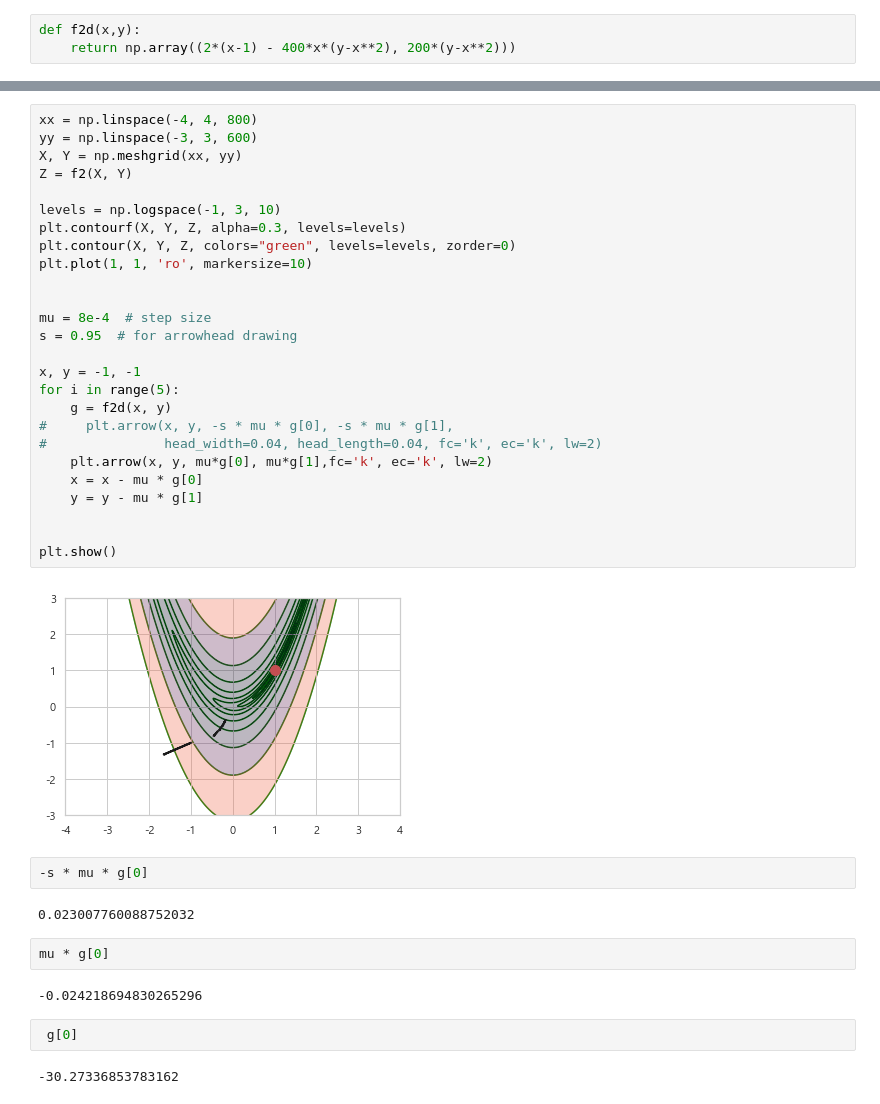
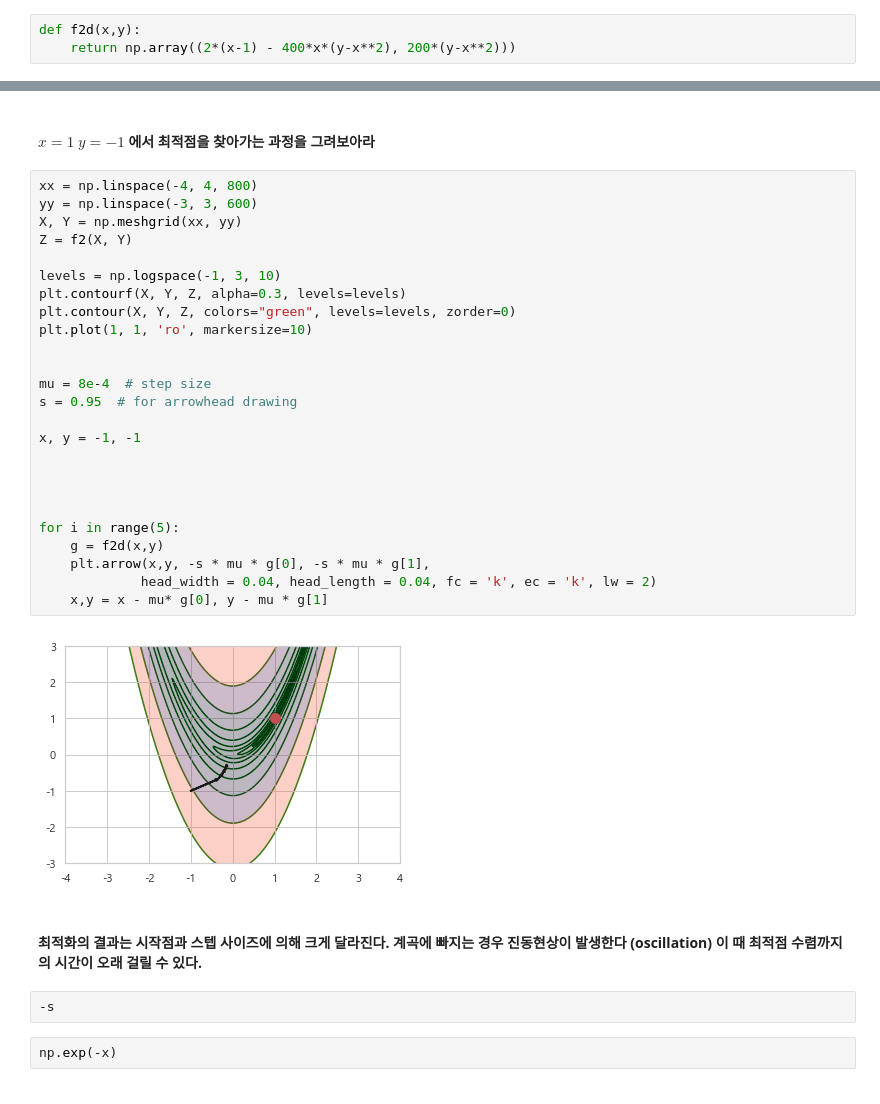
Before and after one commit to h33sun/TIL, a Jupyter notebook: math/20200201 최적화.ipynb, the cells around one changed output, grey strips where cells are left out. Saved outputs shown, nothing was run; the diff lists cells and outputs as text.

```diff
--- a/math/20200201 최적화.ipynb
+++ b/math/20200201 최적화.ipynb
@@ -221,40 +239,35 @@ def f2d(x,y):
+# %% [markdown]
+#### $x = 1$  $y=-1$ 에서 최적점을 찾아가는 과정을 그려보아라
 # %%
 xx = np.linspace(-4, 4, 800)
 yy = np.linspace(-3, 3, 600)
 X, Y = np.meshgrid(xx, yy)
 Z = f2(X, Y)
 
 levels = np.logspace(-1, 3, 10)
 plt.contourf(X, Y, Z, alpha=0.3, levels=levels)
 plt.contour(X, Y, Z, colors="green", levels=levels, zorder=0)
 plt.plot(1, 1, 'ro', markersize=10)
 
 
 mu = 8e-4  # step size
 s = 0.95  # for arrowhead drawing
 
 x, y = -1, -1
-for i in range(5):
-    g = f2d(x, y)
-#     plt.arrow(x, y, -s * mu * g[0], -s * mu * g[1],
-#               head_width=0.04, head_length=0.04, fc='k', ec='k', lw=2)
-    plt.arrow(x, y, mu*g[0], mu*g[1],fc='k', ec='k', lw=2)
-    x = x - mu * g[0]
-    y = y - mu * g[1]
 
 
-plt.show()
+
+
+for i in range(5):
+    g = f2d(x,y)
+    plt.arrow(x,y, -s * mu * g[0], -s * mu * g[1],
+             head_width = 0.04, head_length = 0.04, fc = 'k', ec = 'k', lw = 2)
+    x,y = x - mu* g[0], y - mu * g[1]
 # %% [output]
-[figure, old version]
+[figure, new version]
+# %% [markdown]
+#### 최적화의 결과는 시작점과 스텝 사이즈에 의해 크게 달라진다. 계곡에 빠지는 경우 진동현상이 발생한다 (oscillation) 이 때 최적점 수렴까지의 시간이 오래 걸릴 수 있다.
 # %%
--s * mu * g[0]
+-s
-# %% [output]
-0.023007760088752032
-# %%
-mu * g[0]
-# %% [output]
--0.024218694830265296
-# %%
- g[0]
-# %% [output]
--30.27336853783162
+# %%
+np.exp(-x)
```
Also changed, not shown: parts of 22 cells of this notebook, 3 other files.
